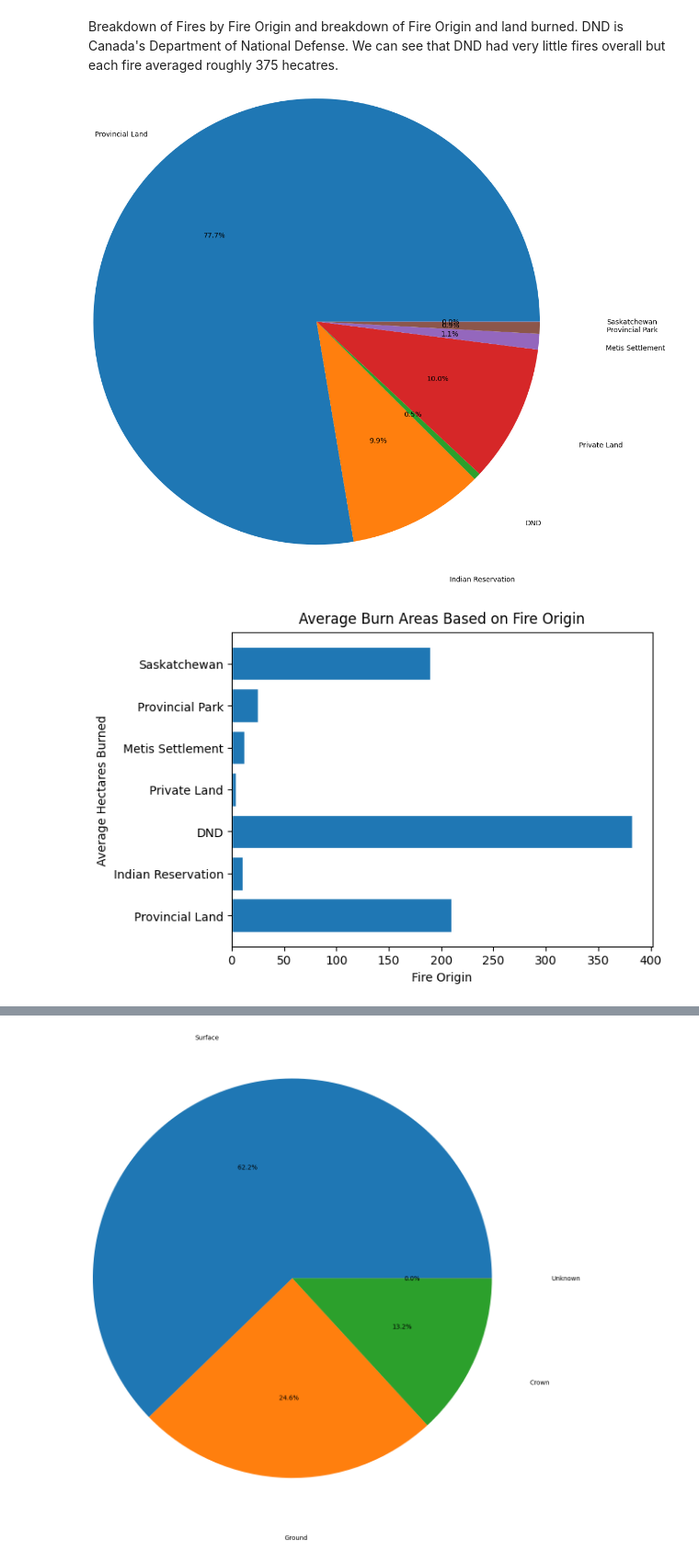
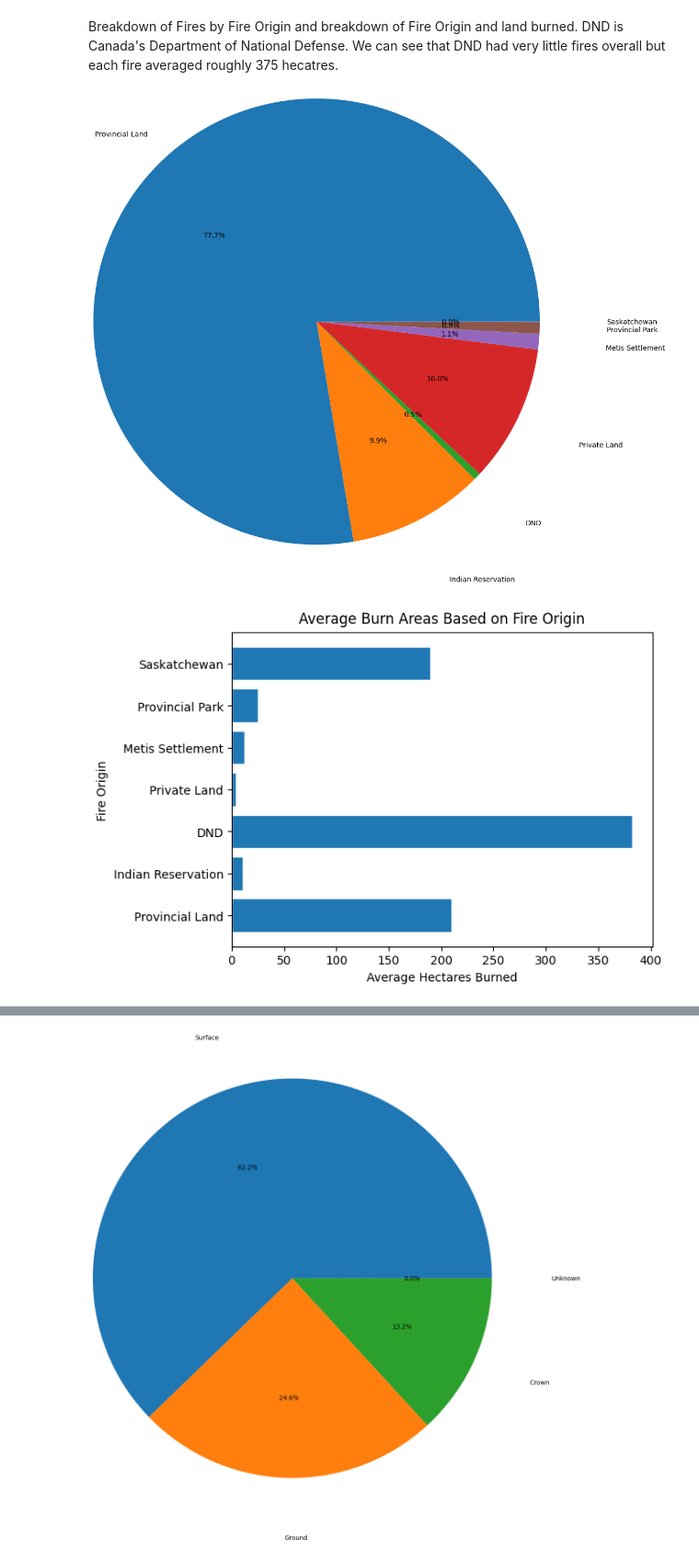
Before and after one commit to david-belman/ECE-143-Wildfire-Project, a Jupyter notebook: results.ipynb, the cells around one changed output, grey strips where cells are left out. Shown at 92% size. Saved outputs shown, nothing was run; the diff lists cells and outputs as text; code cells hidden in the pictures.

```diff
--- a/results.ipynb
+++ b/results.ipynb
@@ -104,8 +104,10 @@ anl.plot_graph_of_series( average_burn_area_by_fuel_type, "barh", "Average Burn
 Breakdown of Fires by Fire Origin and breakdown of Fire Origin and land burned. DND is Canada's Department of National Defense. We can see that DND had very little fires overall but each fire averaged roughly 375 hecatres.
 # %%
 anl.plot_graph_of_series(df["fire_origin"].value_counts(sort= False), "pie", "")
-average_burn_area_by_fire_origin = anl.get_operation_of_series_based_on_another_series(df,["fire_origin","ex_hectares"])
-anl.plot_graph_of_series( average_burn_area_by_fire_origin, "barh", "Average Burn Areas Based on Fire Origin", ["Fire Origin", "Average Hectares Burned"])
+average_burn_area_by_fire_origin = anl.get_operation_of_series_based_on_another_series(df,["fire_origin","ex_hectares"], op="mean")
+anl.plot_graph_of_series( average_burn_area_by_fire_origin, "barh", "Average Burn Areas Based on Fire Origin", ["Average Hectares Burned","Fire Origin"])
+sum_burn_area_by_fire_origin = anl.get_operation_of_series_based_on_another_series(df,["fire_origin","ex_hectares"], op="sum")
+anl.plot_graph_of_series( sum_burn_area_by_fire_origin, "barh", "Total Burn Areas Based on Fire Origin", [ "Total Hectares Burned","Fire Origin"])
 # %% [output]
 [figure]
-[figure, old version]
+[figure, new version]
```
Also changed, not shown: parts of 2 cells of this notebook, 1 other file.
